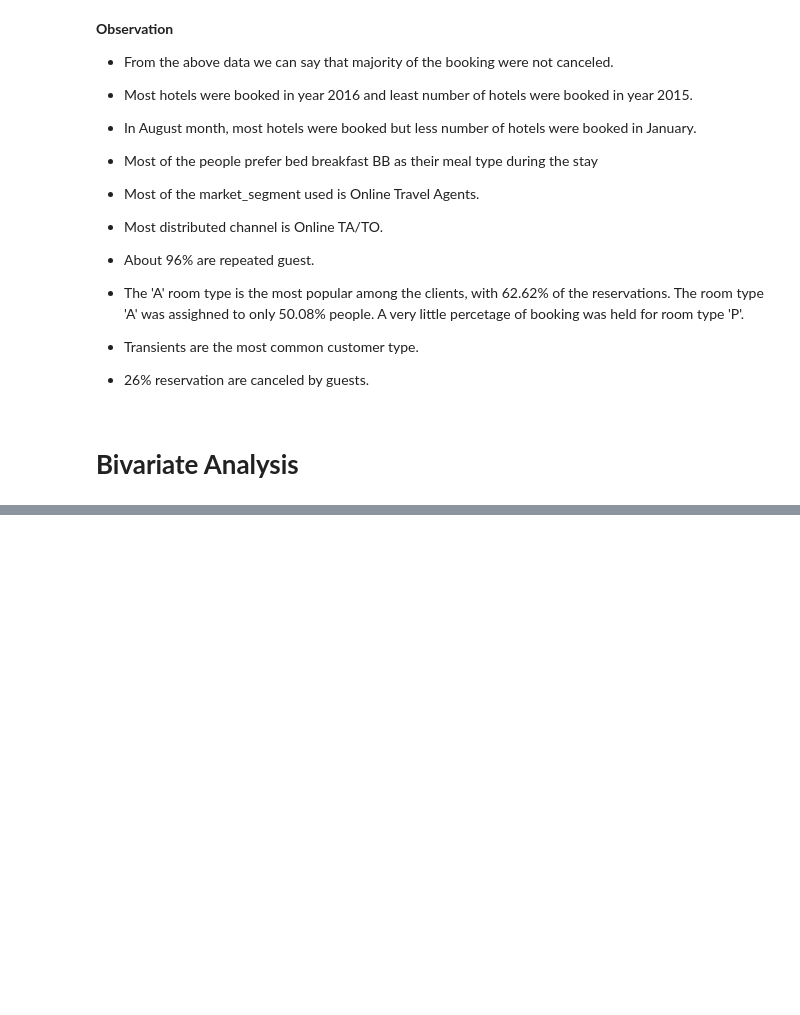
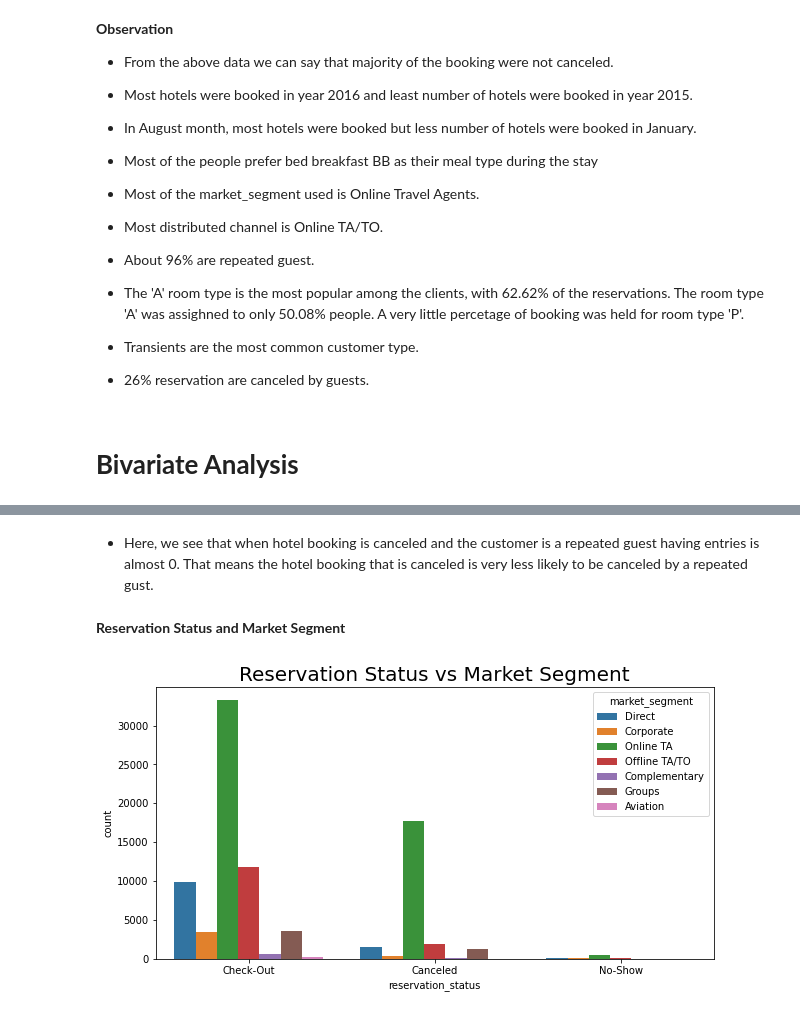
Before and after one commit to B-Murali-Krishna/Hotel-Booking-Analysis---Capstone-Project, a Jupyter notebook: Hotel_Booking_Analysis_Capstone_Project_Final.ipynb, the cells around one changed output, grey strips where cells are left out. Saved outputs shown, nothing was run; the diff lists cells and outputs as text; code cells hidden in the pictures; blank space fills up the shorter version.

```diff
--- a/Hotel_Booking_Analysis_Capstone_Project_Final.ipynb
+++ b/Hotel_Booking_Analysis_Capstone_Project_Final.ipynb
@@ -585,0 +624,10 @@ Name: reservation_status, dtype: float64
+# %% [markdown]
+* Here, we see that when hotel booking is canceled and the customer is a repeated guest having entries is almost 0. That means the hotel booking that is canceled is very less likely to be canceled by a repeated gust.
+# %% [markdown]
+**Reservation Status and Market Segment**
+# %%
+fig= plt.figure(figsize=(10,5))
+sns.countplot(data= df[['reservation_status', 'market_segment']], x= df['reservation_status'], hue=df['market_segment']).set_title('Reservation Status vs Market Segment', fontsize=20)
+plt.show()
+# %% [output]
+[figure, added]
```
Also changed, not shown: parts of 27 cells of this notebook.
